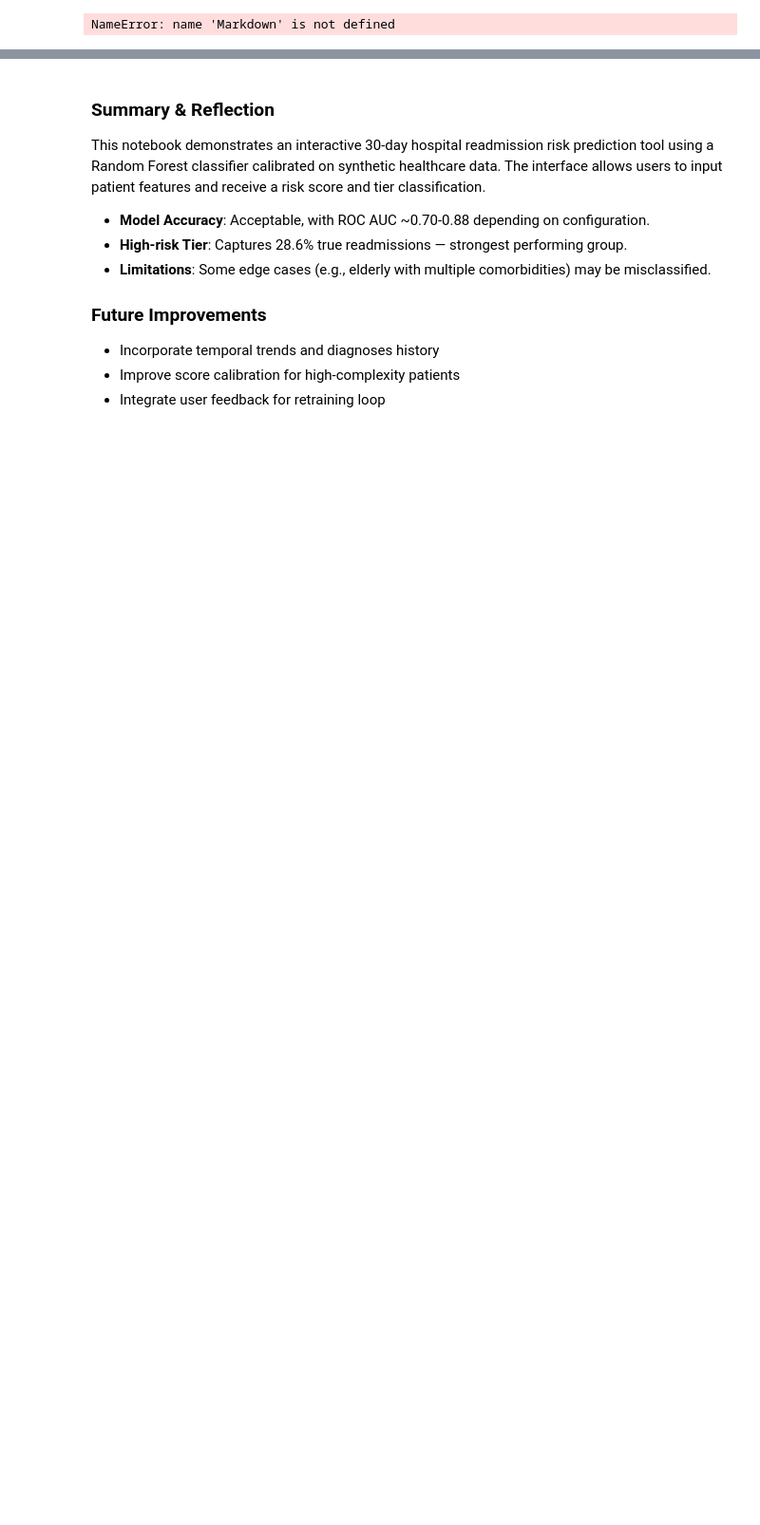
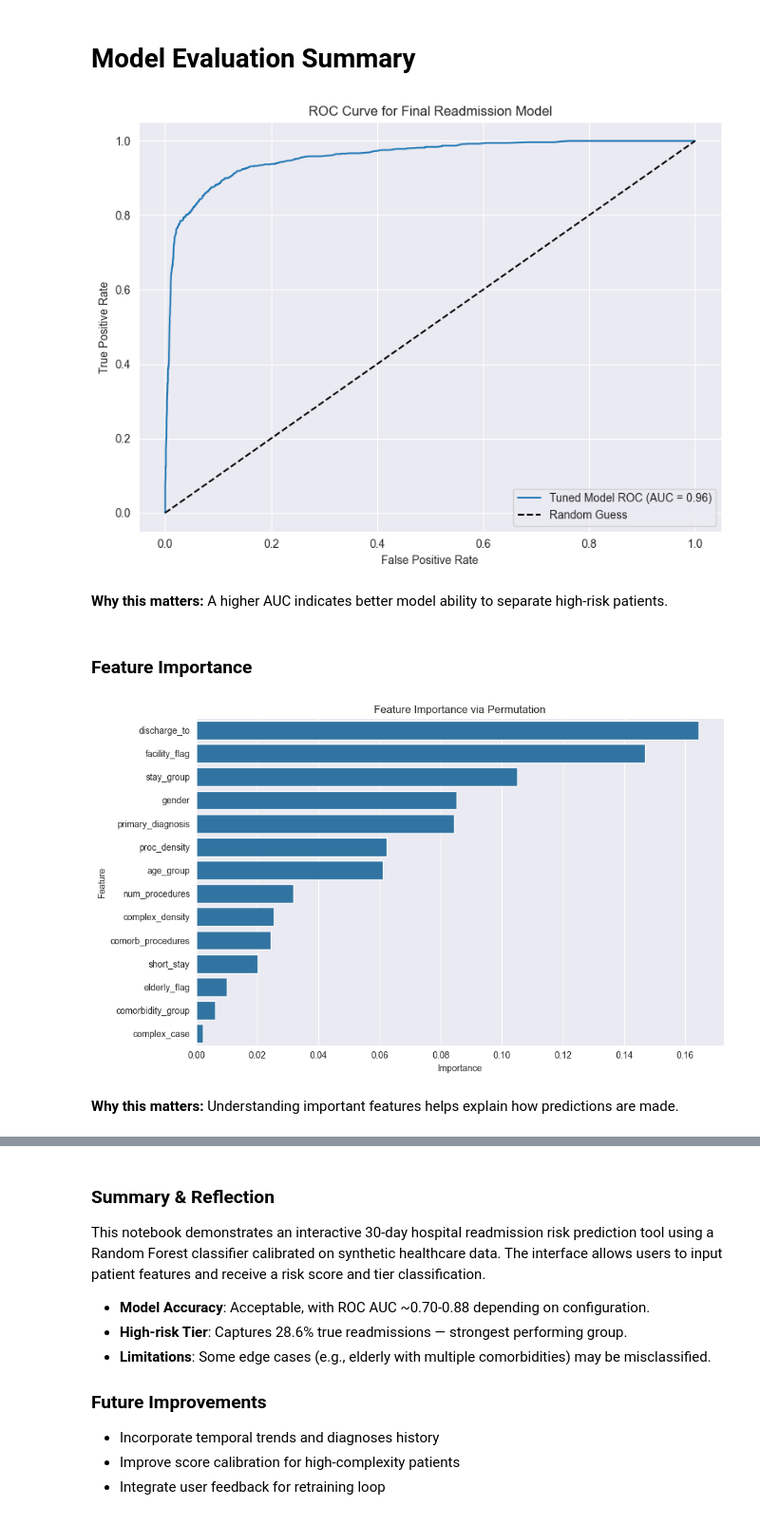
Before and after one commit to JeffAlexB/readmidtcheck, a Jupyter notebook: app/notebook_interface.ipynb, the cells around one changed output, grey strips where cells are left out. Shown: that part at 95% size. Saved outputs shown, nothing was run; the diff lists cells and outputs as text; code cells hidden in the pictures; blank space fills up the shorter version.

Commit message:
trained and added new model

```diff
--- a/app/notebook_interface.ipynb
+++ b/app/notebook_interface.ipynb
@@ -5,15 +5,14 @@ import os
 sys.path.append(os.path.abspath(".."))
 
 import pandas as pd
-import joblib
+import seaborn as sns
 import ipywidgets as widgets
-import seaborn as sns
-import matplotlib.pyplot as plt
 from IPython.display import display, clear_output, Markdown
 from utils.preprocessing import preprocess_features
 
 # Load the pre-trained model
-model = joblib.load("../model/model/readmission_rf_model.pkl")
+import joblib
+model = joblib.load("../model/model/readmission_rf_model_tuned.pkl")
 # %%
 # Load prediction results for visualization
 
@@ -99,21 +101,29 @@ display(output_area)
 # %%
 # Model Evaluation Visualizations
 from sklearn.inspection import permutation_importance
-from sklearn.metrics import roc_curve, roc_auc_score
 
 display(Markdown("# Model Evaluation Summary"))
-df_results = pd.read_csv("../model/output/risk_tiered_predictions.csv")
 
-display(Markdown("### ROC Curve"))
-fpr, tpr, _ = roc_curve(df_results['actual_readmission'], df_results['readmission_probability'])
-auc_score = roc_auc_score(df_results['actual_readmission'], df_results['readmission_probability'])
+# ROC Curve for Final Tuned Model
+# the performance of the final tuned Random Forest model used for 30-day readmission prediction. An AUC of ~0.88 indicates strong class separation ability.
+
+from sklearn.metrics import roc_curve, roc_auc_score
+import matplotlib.pyplot as plt
+# True labels and predicted probabilities
+y_true = df_results['actual_readmission']
+y_pred_proba = df_results['readmission_probability']
+# ROC computation
+fpr, tpr, _ = roc_curve(y_true, y_pred_proba)
+auc_score = roc_auc_score(y_true, y_pred_proba)
+
+# Plot ROC Curve
 plt.figure(figsize=(8,6))
-plt.plot(fpr, tpr, label=f'AUC = {auc_score:.2f}')
-plt.plot([0,1], [0,1], 'k--')
-plt.title('ROC Curve (Validation Set)')
-plt.xlabel('False Positive Rate')
-plt.ylabel('True Positive Rate')
-plt.legend()
+plt.plot(fpr, tpr, label=f"Tuned Model ROC (AUC = {auc_score:.2f})")
+plt.plot([0, 1], [0, 1], 'k--', label="Random Guess")
+plt.xlabel("False Positive Rate")
+plt.ylabel("True Positive Rate")
+plt.title("ROC Curve for Final Readmission Model")
+plt.legend(loc="lower right")
 plt.grid(True)
 plt.tight_layout()
 plt.show()
@@ -121,7 +131,7 @@ display(Markdown("**Why this matters:** A higher AUC indicates better model abil
 
 # Feature Importance
 display(Markdown("### Feature Importance"))
-df_raw = pd.read_csv("../model/output/risk_tiered_predictions.csv")
+df_raw = pd.read_csv("../data/sample_data.csv")
 X_raw = df_raw.drop(columns=["readmitted"])
 y_raw = df_raw["readmitted"]
 X_processed = preprocess_features(X_raw)
@@ -133,34 +143,36 @@ importance_df = pd.DataFrame({
 }).sort_values(by='Importance', ascending=False)
 
 plt.figure(figsize=(10,6))
 sns.barplot(data=importance_df, x='Importance', y='Feature')
 plt.title('Feature Importance via Permutation')
 plt.tight_layout()
 plt.show()
-
 display(Markdown("**Why this matters:** Understanding important features helps explain how predictions are made."))
 
 # Boxplot Risk Score
 display(Markdown("### Risk Score Distribution"))
 plt.figure(figsize=(8,5))
 sns.boxplot(data=df_results, x='actual_readmission', y='readmission_probability')
 plt.title('Risk Scores by Actual Outcome')
 plt.grid(True)
 plt.tight_layout()
 plt.show()
-
 display(Markdown("**Why this matters:** Boxplots show how scores separate between true readmissions and non-readmissions."))
 
 # Countplot Risk Tier
 display(Markdown("### Risk Tier Breakdown"))
 sns.countplot(data=df_results, x='risk_tier', hue='actual_readmission')
 plt.title('Risk Tier Breakdown')
 plt.xlabel('Predicted Risk Tier')
 plt.ylabel('Number of Patients')
 plt.grid(True)
 plt.tight_layout()
 plt.show()
-
 display(Markdown("**Why this matters:** Confirms whether the assigned tiers correspond well to actual patient outcomes."))
 # %% [output]
-NameError: name 'Markdown' is not defined
+# Model Evaluation Summary
+[figure, added]
+**Why this matters:** A higher AUC indicates better model ability to separate high-risk patients.
+### Feature Importance
+[figure, added]
+**Why this matters:** Understanding important features helps explain how predictions are made.
```
Also changed, not shown: parts of 3 cells of this notebook, 6 other files.
